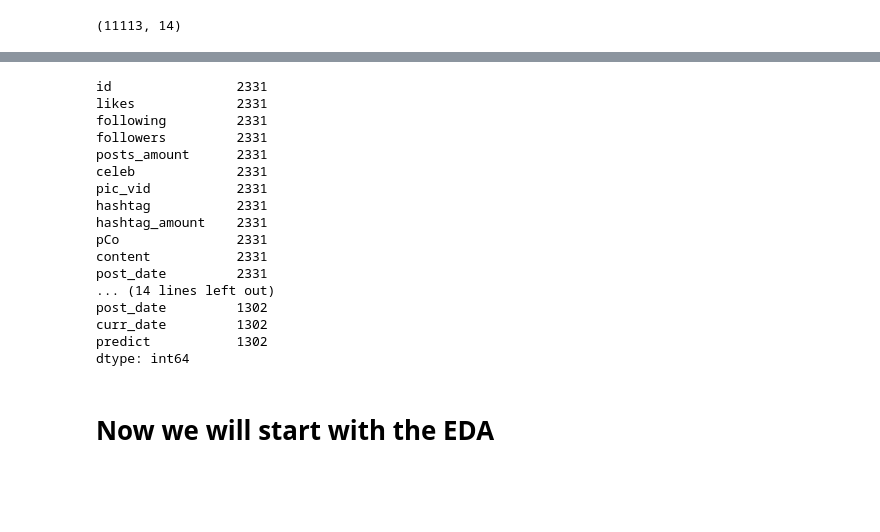
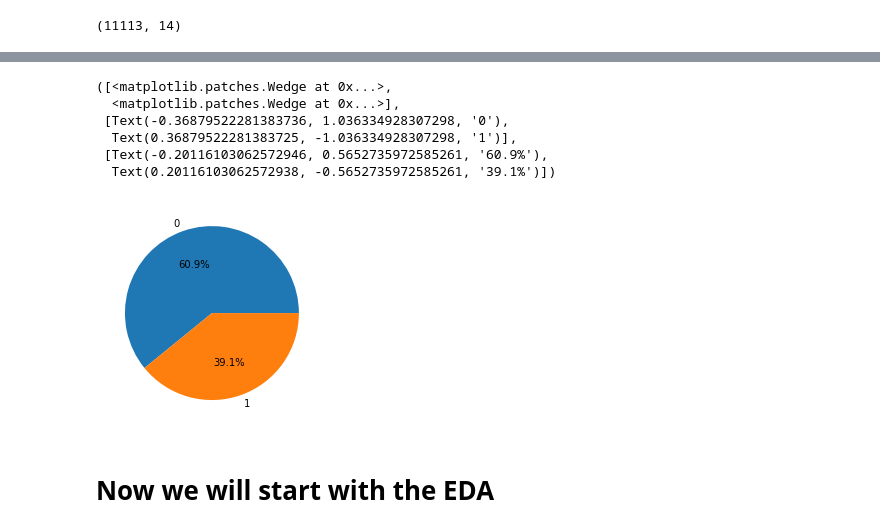
Before and after one commit to OrenPin/Instagram-Prediction---Data-Analysis, a Jupyter notebook: PostAnalysis.ipynb, the cells around one changed output, grey strips where cells are left out. Drawn from its saved outputs; the diff is of its cells as text; code cells hidden in the pictures; blank space fills up the shorter version.

```diff
--- a/PostAnalysis.ipynb
+++ b/PostAnalysis.ipynb
@@ -206,45 +195,13 @@ plt.show()
-# %%
-# we will calculate the avarage of hashtag_amount between df_post_success and df_post_unsccess
-success_pic = df_post_success[df_post_success['pic_vid'] == 0].count()
-success_vid = df_post_success[df_post_success['pic_vid'] == 1].sum
-
-unsuccess_pic = df_post_unsccess[df_post_unsccess['pic_vid'] == 0].sum
-unsuccess_vid = df_post_unsccess[df_post_unsccess['pic_vid'] == 1].sum
-
-print(df_post_success.count())
-print(success_pic)
-
-# data = {'0':avg_unsuccess, '1':avg_success}
-# hashtag_suc_unsuc = list(data.keys())
-# values = list(data.values())
-
-# fig = plt.figure(figsize = (10, 5))
-
-# # creating the bar plot
-# plt.bar(hashtag_suc_unsuc, values, color =['maroon', 'green'], width = 0.4)
-
-# plt.xlabel("Predicted")
-# plt.ylabel("Average hashtag amount")
-# plt.title("Average hashtag amount per post")
-# plt.show()
-# %% [output]
-id                2331
-likes             2331
-following         2331
-followers         2331
-posts_amount      2331
-celeb             2331
-pic_vid           2331
-hashtag           2331
-hashtag_amount    2331
-pCo               2331
-content           2331
-post_date         2331
-... (14 lines left out)
-post_date         1302
-curr_date         1302
-predict           1302
-dtype: int64
+# %%
+plt.pie(df_duplicate['predict'].value_counts(), labels=['0', '1'], autopct='%1.1f%%')
+# %% [output]
+([<matplotlib.patches.Wedge at 0x...>,
+  <matplotlib.patches.Wedge at 0x...>],
+ [Text(-0.36879522281383736, 1.036334928307298, '0'),
+  Text(0.36879522281383725, -1.036334928307298, '1')],
+ [Text(-0.20116103062572946, 0.5652735972585261, '60.9%'),
+  Text(0.20116103062572938, -0.5652735972585261, '39.1%')])
+[figure, added]
 # %% [markdown]
 # Now we will start with the EDA
 # %% [markdown]
```
Also changed, not shown: parts of 51 cells of this notebook.
